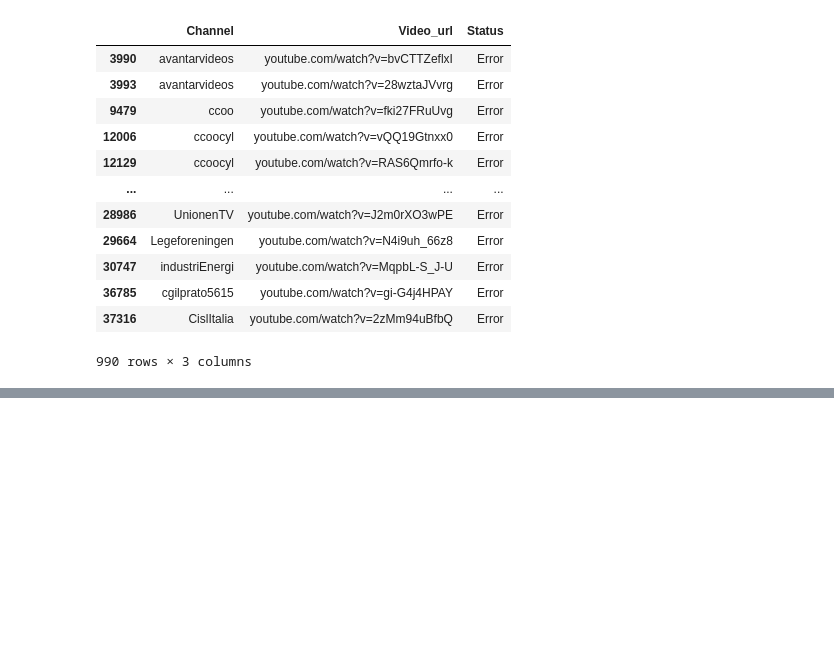
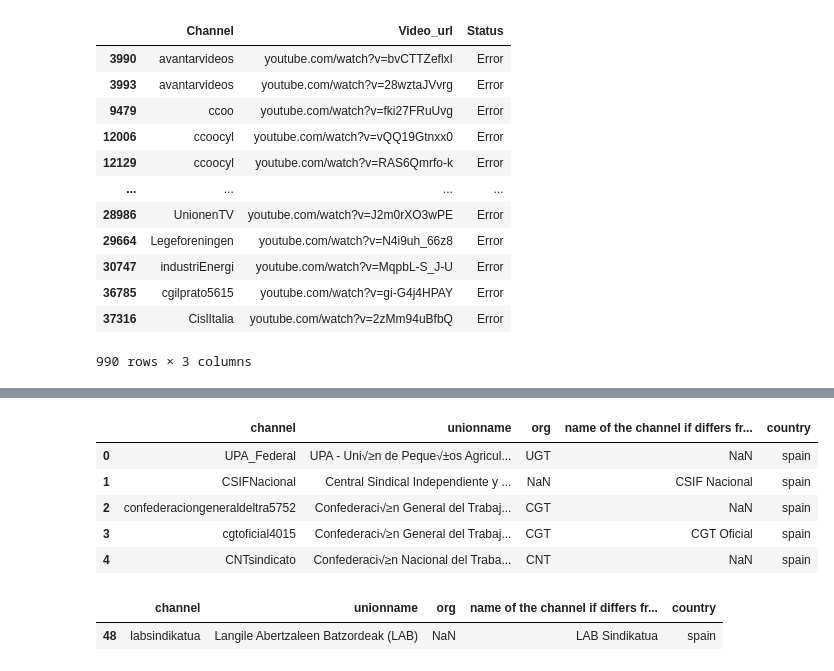
Before and after one commit to DaliaO15/CDHU-katrin_youtube, a Jupyter notebook: prototyping/downloads_analysis.ipynb, the cells around one changed output, grey strips where cells are left out. Saved outputs shown, nothing was run; the diff lists cells and outputs as text; code cells hidden in the pictures; blank space fills up the shorter version.

Commit message:
Data analysis

```diff
--- a/prototyping/downloads_analysis.ipynb
+++ b/prototyping/downloads_analysis.ipynb
@@ -96,0 +155,16 @@ pd.read_parquet('downloads_status_re-try.parquet')
+# %%
+channels = pd.read_csv('../Data_collection/data/raw/channels_katrin.csv')
+# %%
+channels.head()
+# %% [output]
+|  | channel | unionname | org | name of the channel if differs fr... | country |
+| 0 | UPA_Federal | UPA - Uni√≥n de Peque√±os Agricul... | UGT | NaN | spain |
+| 1 | CSIFNacional | Central Sindical Independiente y ... | NaN | CSIF Nacional | spain |
+| 2 | confederaciongeneraldeltra5752 | Confederaci√≥n General del Trabaj... | CGT | NaN | spain |
+| 3 | cgtoficial4015 | Confederaci√≥n General del Trabaj... | CGT | CGT Oficial | spain |
+| 4 | CNTsindicato | Confederaci√≥n Nacional del Traba... | CNT | NaN | spain |
+# %%
+channels[channels['channel']=='labsindikatua']
+# %% [output]
+|  | channel | unionname | org | name of the channel if differs fr... | country |
+| 48 | labsindikatua | Langile Abertzaleen Batzordeak (LAB) | NaN | LAB Sindikatua | spain |
```
Also changed, not shown: parts of 9 cells of this notebook.
